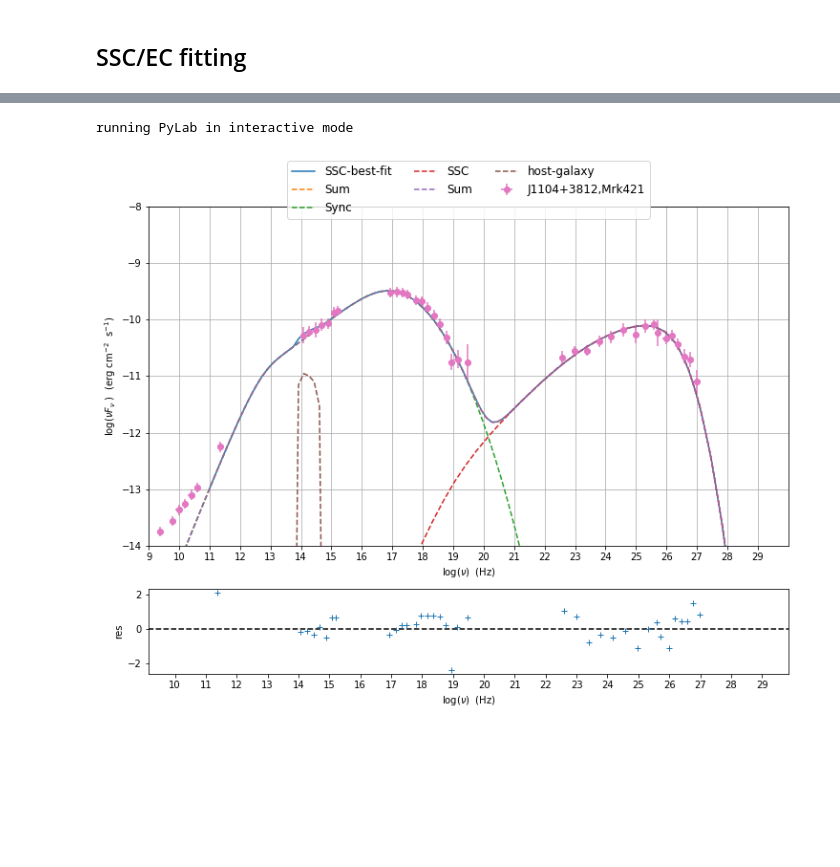
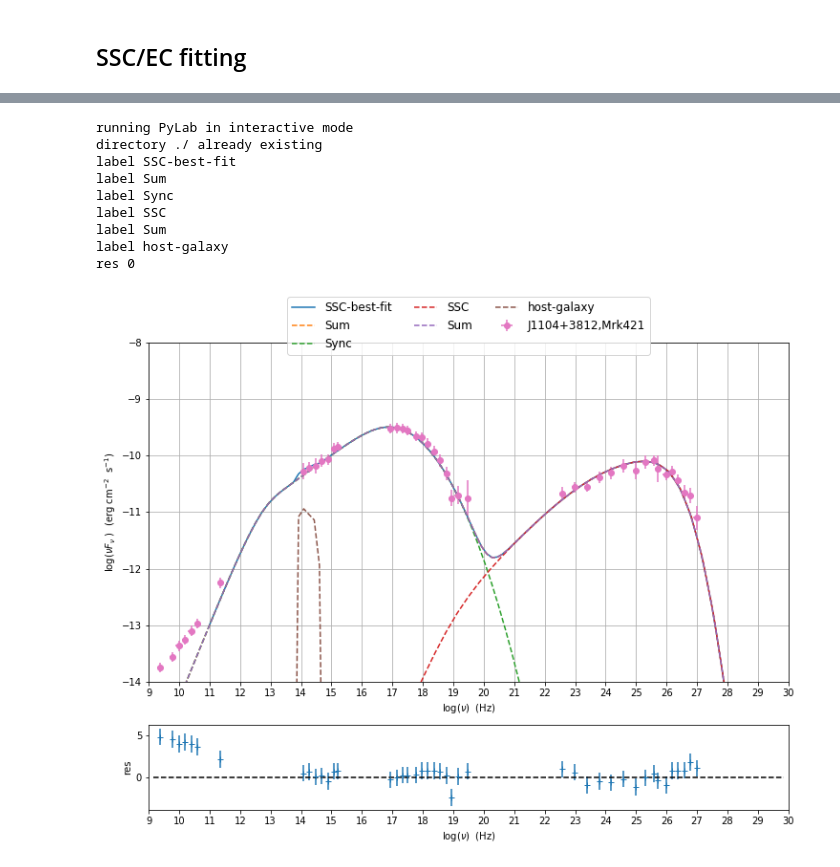
Before and after one commit to andreatramacere/jetset, a Jupyter notebook: doc/source/user_guide/model_fit/fit_example.ipynb, the cells around one changed output, grey strips where cells are left out. Saved outputs shown, nothing was run; the diff lists cells and outputs as text; code cells hidden in the pictures; blank space fills up the shorter version.

```diff
--- a/doc/source/user_guide/model_fit/fit_example.ipynb
+++ b/doc/source/user_guide/model_fit/fit_example.ipynb
@@ -357,20 +382,27 @@ model parameters:
 # %%
 fit_Plot=Plot(sed_data,interactive=True)
 fit_Plot.add_model_plot(fit_model,label='SSC-best-fit')
 fit_Plot.autoscale()
 fit_Plot.rescale(y_min=-14,y_max=-8,x_min=9.0,x_max=30)
-fit_Plot.x_min_res=5.5
-fit_Plot.x_max_res=30
+
 for c in fit_model.components[0].spectral_components:
     fit_Plot.add_model_plot(c.SED,autoscale=False,line_style='--')
 
 for c in fit_model.components:
     fit_Plot.add_model_plot(c.SED,autoscale=False,line_style='--')
 
 fit_Plot.add_data_plot(sed_data,autoscale=False,color='b')
 
 
-fit_Plot.add_residual_plot(fit_model)
+fit_Plot.add_residual_plot(jet_model,sed_data)
 # %% [output]
 running PyLab in interactive mode
+directory ./ already existing
+label SSC-best-fit
+label Sum
+label Sync
+label SSC
+label Sum
+label host-galaxy
+res 0
-[figure, old version]
+[figure, new version]
```
Also changed, not shown: parts of 16 cells of this notebook, 43 other files.
